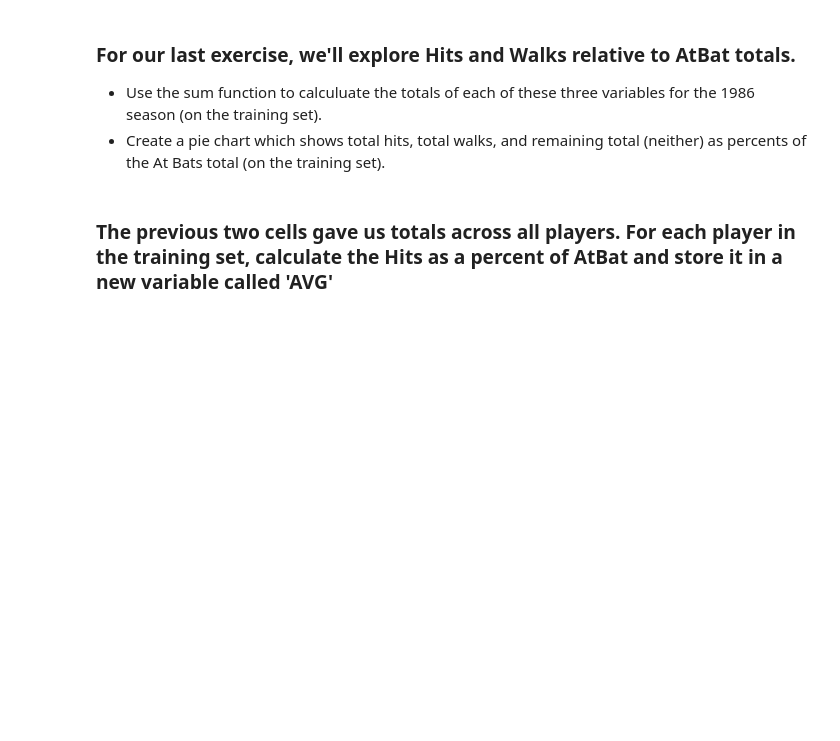
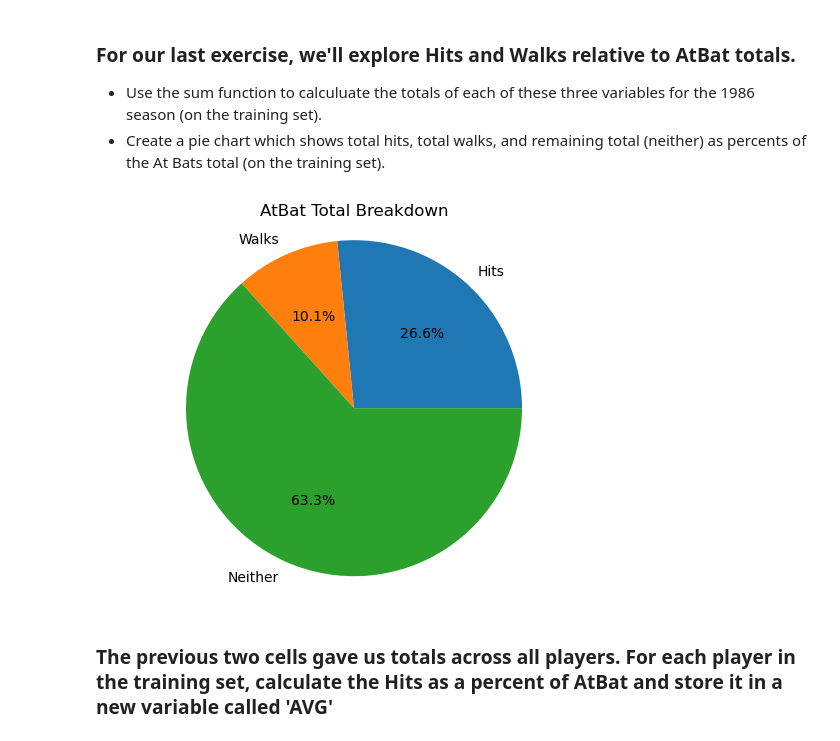
Before and after one commit to Tahmeed65/code_2600, a Jupyter notebook: mod03_eda.ipynb, the cells around one changed output. Saved outputs shown, nothing was run; the diff lists cells and outputs as text; code cells hidden in the pictures; blank space fills up the shorter version.

```diff
--- a/mod03_eda.ipynb
+++ b/mod03_eda.ipynb
@@ -184,14 +212,20 @@ AttributeError: 'Series' object has no attribute 'len'
 - Use the sum function to calculuate the totals of each of these three variables for the 1986 season (on the training set).
 - Create a pie chart which shows total hits, total walks, and remaining total (neither) as percents of the At Bats total (on the training set).
 # %%
-TotHits = #fillin
-TotWalks = #fillin
-TotAtBat = #fillin
+TotHits = sum(Train['Hits'])
+TotWalks = sum(Train['Walks'])
+TotAtBat = sum(Train['AtBat'])
 
 Labels = ['Hits', 'Walks', 'Neither']
 Totals = [TotHits, TotWalks, TotAtBat-TotHits-TotWalks]
 # %%
 # pie chart
+plt.pie(Totals, labels=Labels, autopct='%1.1f%%')
+plt.title('AtBat Total Breakdown')
+plt.axis('equal')
+plt.show()
+# %% [output]
+[figure, added]
 # %% [markdown]
 ### The previous two cells gave us totals across all players. For each player in the training set, calculate the Hits as a percent of AtBat and store it in a new variable called 'AVG'
 # %%
```
Also changed, not shown: parts of 9 cells of this notebook.
